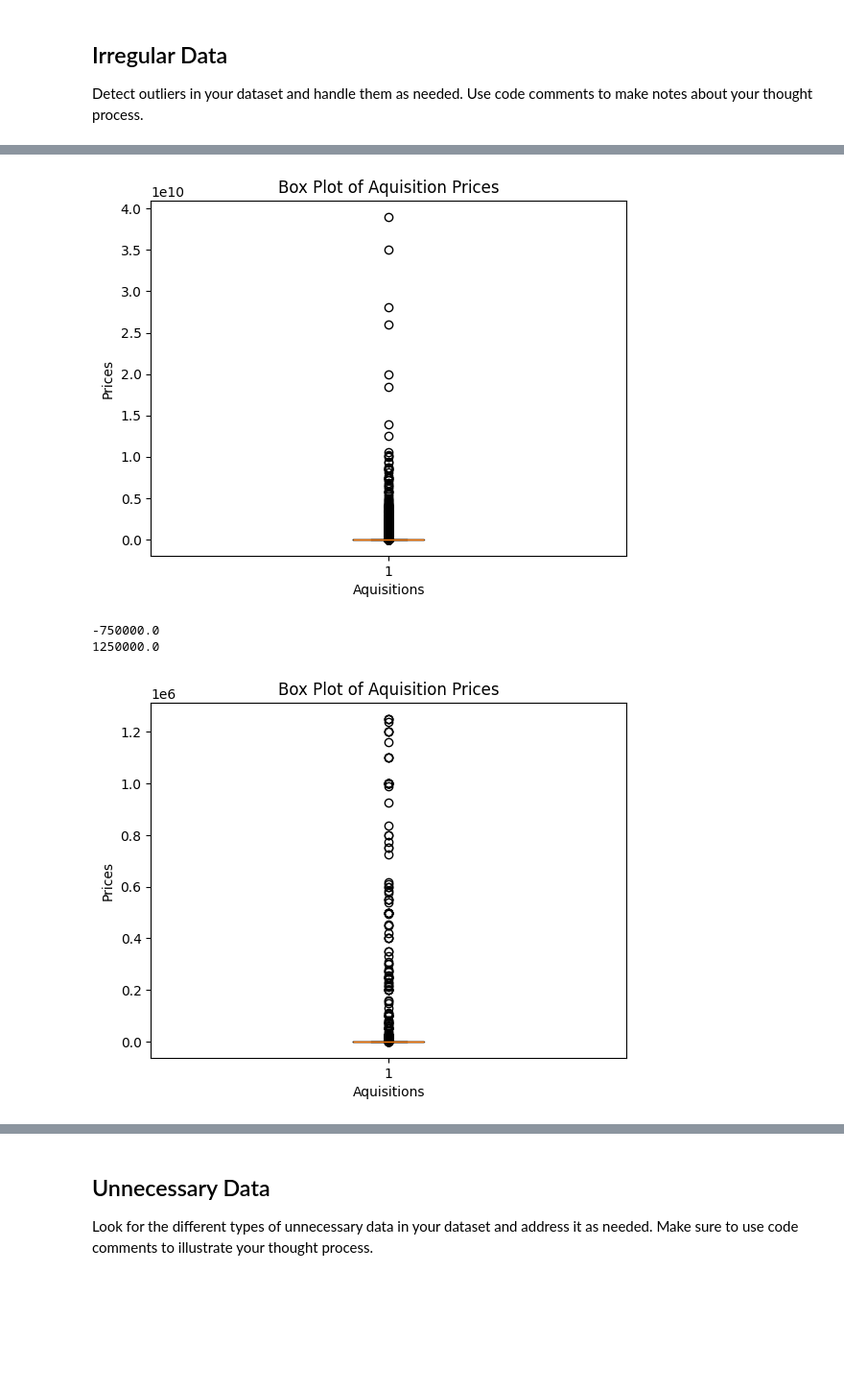
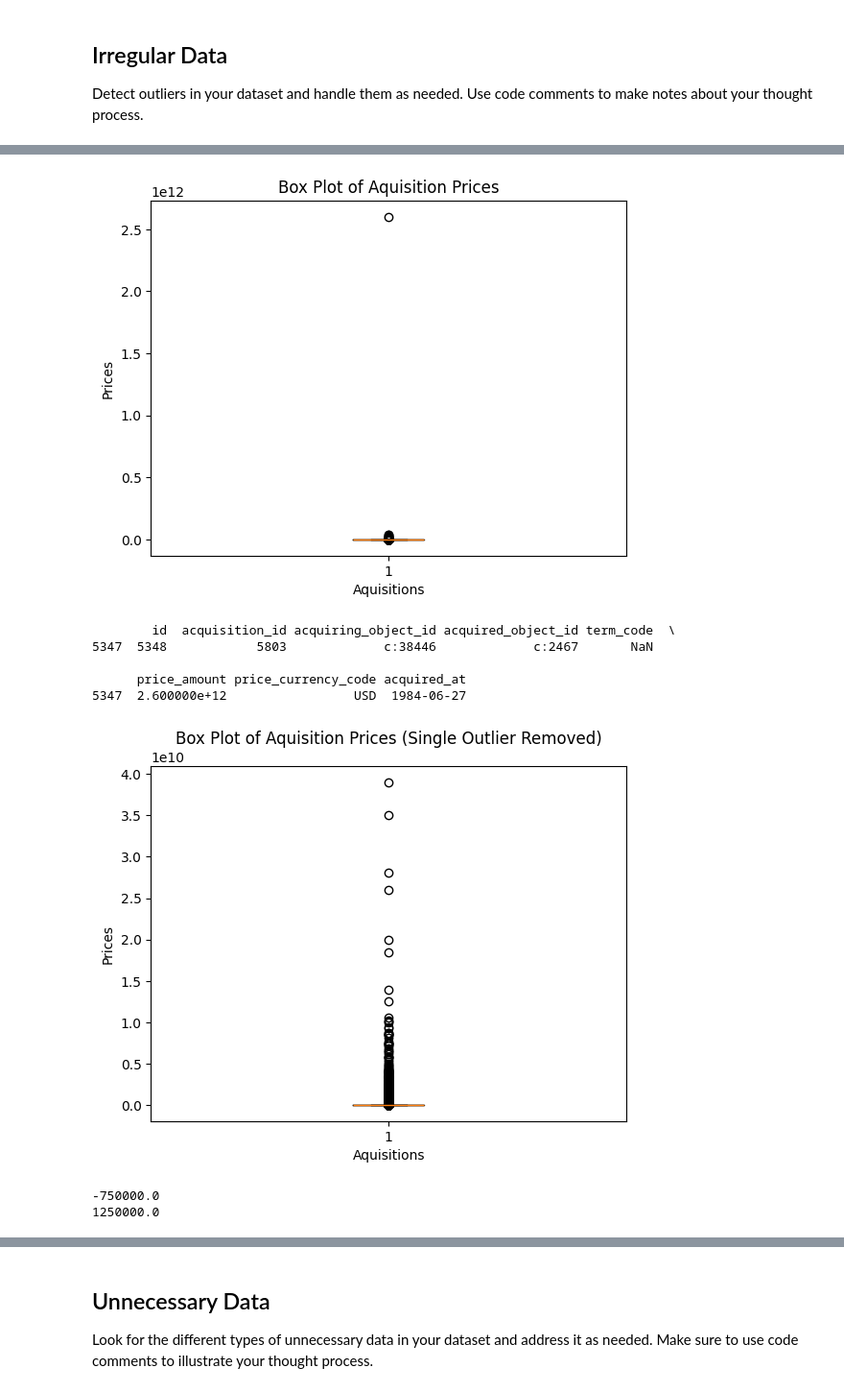
Before and after one commit to bradleytkay/cleaning-data-checkpoint, a Jupyter notebook: checkpoint-three.ipynb, the cells around one changed output, grey strips where cells are left out. Shown: that part at 96% size. Saved outputs shown, nothing was run; the diff lists cells and outputs as text; code cells hidden in the pictures; blank space fills up the shorter version.

```diff
--- a/checkpoint-three.ipynb
+++ b/checkpoint-three.ipynb
@@ -451,7 +451,7 @@ import seaborn as sns
 
 # Finding irregular data in table #1: acquisitions_df
 
-# print(acquisitions_df['price_amount'].describe())
+print(acquisitions_df['price_amount'].describe())
 # The mean is much higher than the median, which suggested that the data is skewed by a few
 # really large aquisitions pulling the mean up.  Not sure if this is inherently bad, though,
 # this may just be how the accurate data tracks.
@@ -463,14 +463,14 @@ import seaborn as sns
 # print((acquisitions_df['price_amount'] == 0).sum())
 # print(acquisitions_df['price_amount'].count())
 
-# # Yeah, 72.82% of the rows appear to have 0 values in them.  What does that mean for my
-# # dataset?
+# Yeah, 72.82% of the rows appear to have 0 values in them.  What does that mean for my
+# dataset?
 
-# plt.boxplot(acquisitions_df['price_amount'])
-# plt.title('Box Plot of Aquisition Prices')
-# plt.xlabel('Aquisitions')
-# plt.ylabel('Prices')
-# plt.show()
+plt.boxplot(acquisitions_df['price_amount'])
+plt.title('Box Plot of Aquisition Prices')
+plt.xlabel('Aquisitions')
+plt.ylabel('Prices')
+plt.show()
 
 # Okay, this visualiation seems to show that that 2.6 trillion number is an outlier.  What
 # is that acqusition?
@@ -478,8 +478,8 @@ import seaborn as sns
 prices_sorted = acquisitions_df['price_amount'].sort_values(ascending=False)
 prices_sorted.head()
 
-# # Okay, there are multiple aqsuitions greater than 10 billion, but only one over 1 trillion.
-# # Which aqsuition was over 1 trillion?  Apparently it's the one with id 5348
+# Okay, there are multiple aqsuitions greater than 10 billion, but only one over 1 trillion.
+# Which aqsuition was over 1 trillion?  Apparently it's the one with id 5348
 
 acquisition_5348 = acquisitions_df.loc[acquisitions_df['id'] == 5348]
 print(acquisition_5348)
@@ -487,18 +487,18 @@ print(acquisition_5348)
 # Apparently it's aquired_at date was 1984-06-27, but I can't see a way to link that data to
 # another table that also lists aquired_at dates...
 
-search_date = pd.to_datetime('1984-06-27')
-matching_rows = objects_df[objects_df.isin([search_date]).any(axis=1)]
-print(matching_rows)
+# search_date = pd.to_datetime('1984-06-27')
+# matching_rows = objects_df[objects_df.isin([search_date]).any(axis=1)]
+# print(matching_rows)
 
 # It's possible that the columns containing dates in objects_df aren't in datetime format, but
 # I think I can just say that the aqsuition of 2.6 trillion can safely be considered an outlier
 # and dropped.
 
-# acquisitions_df = acquisitions_df.drop(index=5347)
+acquisitions_df = acquisitions_df.drop(index=5347)
 
 plt.boxplot(acquisitions_df['price_amount'])
-plt.title('Box Plot of Aquisition Prices')
+plt.title('Box Plot of Aquisition Prices (Single Outlier Removed)')
 plt.xlabel('Aquisitions')
 plt.ylabel('Prices')
 plt.show()
@@ -508,6 +508,7 @@ plt.show()
 # should be considered outliers, as well.  Maybe I should've just done IQR analysis rather
 # than relying on visualizations?
 
+# Using IQR to find outliers
 valid_prices = acquisitions_df['price_amount'].dropna()
 
 Q1 = valid_prices.quantile(0.25)
@@ -530,7 +531,7 @@ cleaned_acquisitions_df = acquisitions_df[
 cleaned_acquisitions_df.head()
 
 plt.boxplot(cleaned_acquisitions_df['price_amount'])
-plt.title('Box Plot of Aquisition Prices')
+plt.title('Box Plot of Aquisition Prices (All Outliers Removed)')
 plt.xlabel('Aquisitions')
 plt.ylabel('Prices')
 plt.show()
@@ -546,4 +548,9 @@ Index: []
-[figure, old version]
+[figure, new version]
--750000.0
-1250000.0
+        id  acquisition_id acquiring_object_id acquired_object_id term_code  \
+5347  5348            5803             c:38446             c:2467       NaN
+
+      price_amount price_currency_code acquired_at
+5347  2.600000e+12                 USD  1984-06-27
-[figure, old version]
+[figure, new version]
+-750000.0
+1250000.0
```
Also changed, not shown: parts of 17 cells of this notebook.
